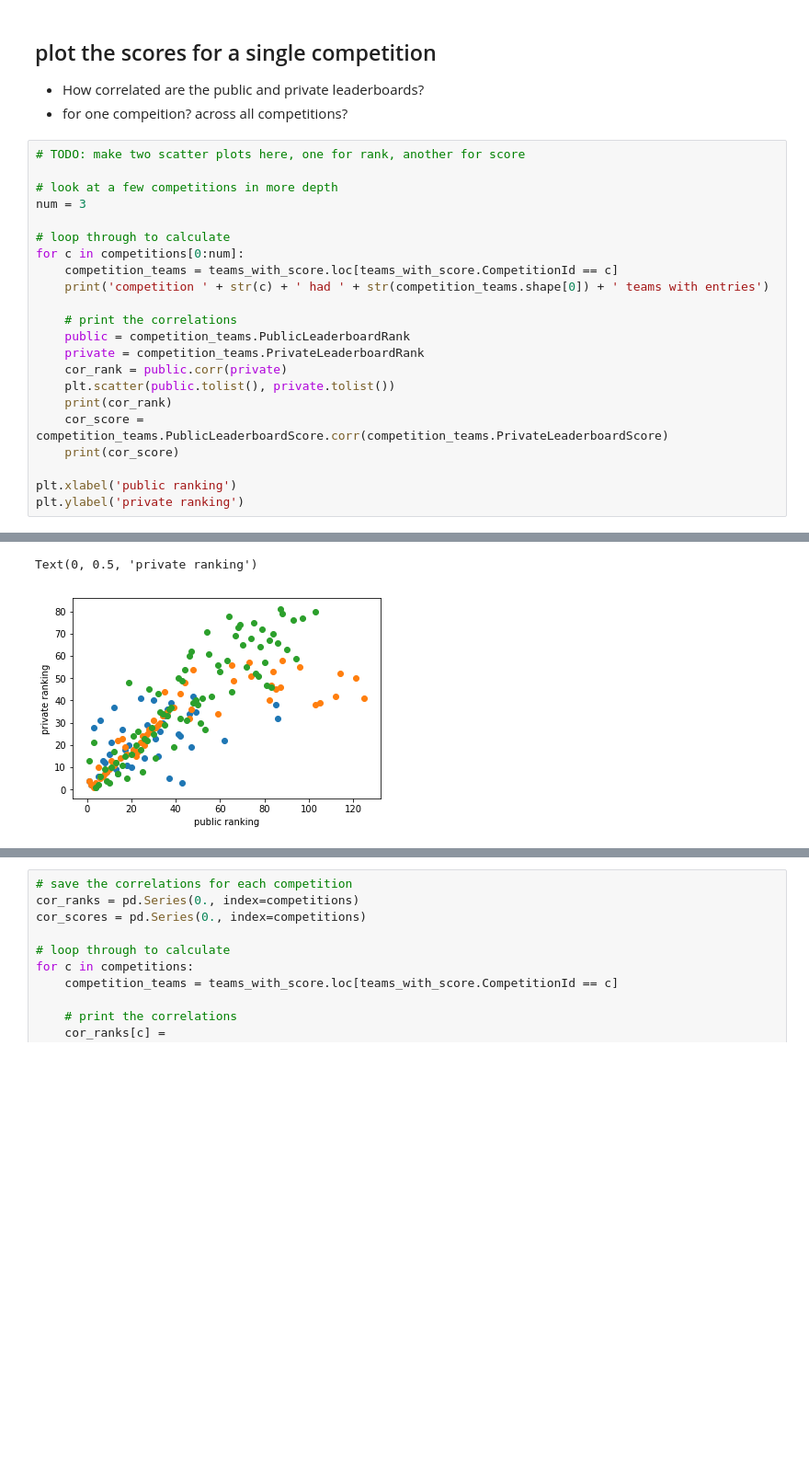
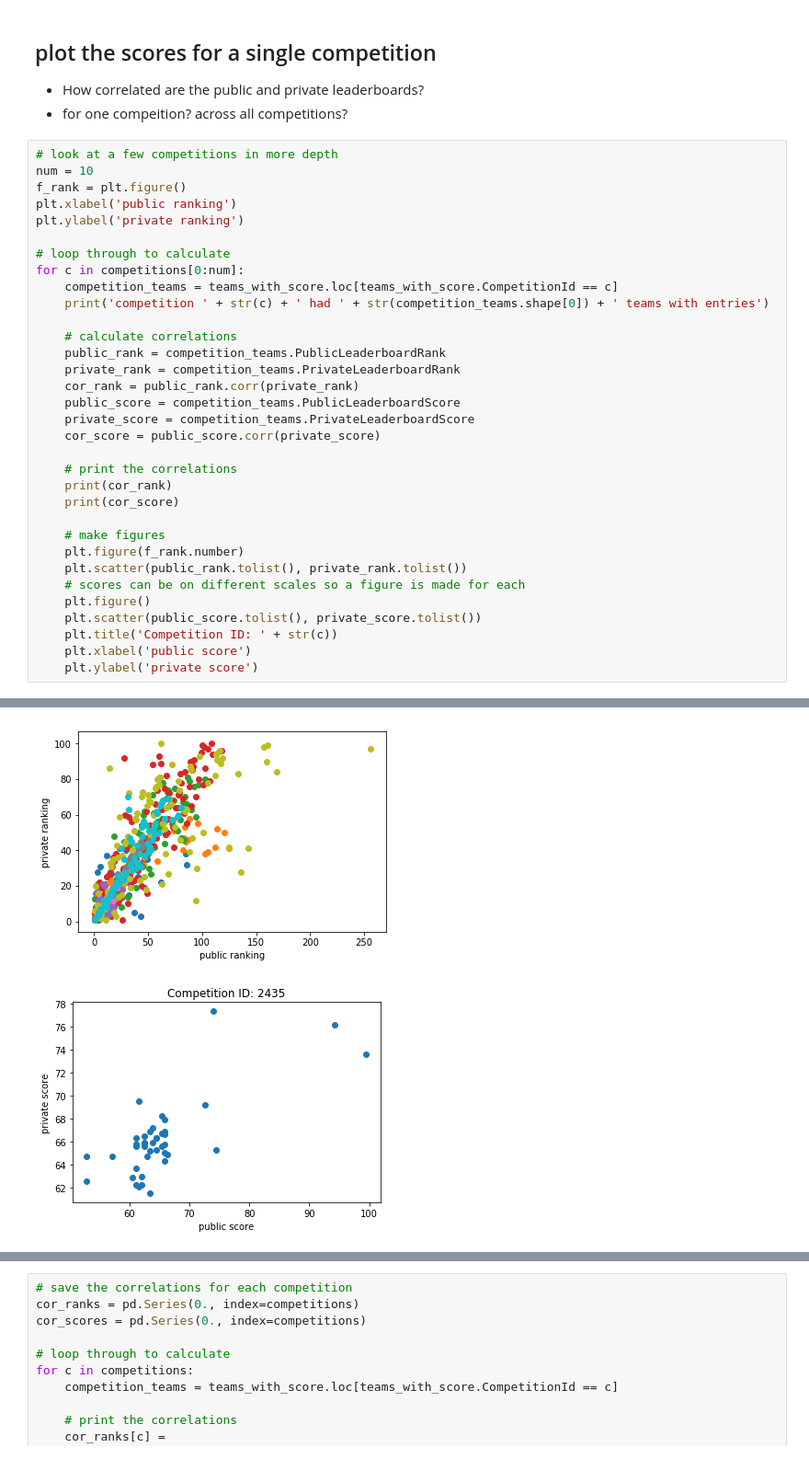
Before and after one commit to laseaman/introduction_to_meta_kaggle, a Jupyter notebook: explore_metakaggle_data.ipynb, the cells around one changed output, grey strips where cells are left out. Shown at 92% size. Drawn from its saved outputs; the diff is of its cells as text; blank space fills up the shorter version.

```diff
--- a/explore_metakaggle_data.ipynb
+++ b/explore_metakaggle_data.ipynb
@@ -194,27 +195,38 @@ teams_with_score['PrivateLeaderboardScore'] = pd.to_numeric(teams_with_score['Pr
 - How correlated are the public and private leaderboards?
 - for one compeition? across all competitions?
 # %%
-# TODO: make two scatter plots here, one for rank, another for score
-
 # look at a few competitions in more depth
-num = 3
+num = 10
+f_rank = plt.figure()
+plt.xlabel('public ranking')
+plt.ylabel('private ranking')
 
 # loop through to calculate
 for c in competitions[0:num]:
     competition_teams = teams_with_score.loc[teams_with_score.CompetitionId == c]
     print('competition ' + str(c) + ' had ' + str(competition_teams.shape[0]) + ' teams with entries')
 
+    # calculate correlations
+    public_rank = competition_teams.PublicLeaderboardRank
+    private_rank = competition_teams.PrivateLeaderboardRank
+    cor_rank = public_rank.corr(private_rank)
+    public_score = competition_teams.PublicLeaderboardScore
+    private_score = competition_teams.PrivateLeaderboardScore
+    cor_score = public_score.corr(private_score)
+
     # print the correlations
-    public = competition_teams.PublicLeaderboardRank
-    private = competition_teams.PrivateLeaderboardRank
-    cor_rank = public.corr(private)
-    plt.scatter(public.tolist(), private.tolist())
     print(cor_rank)
-    cor_score = competition_teams.PublicLeaderboardScore.corr(competition_teams.PrivateLeaderboardScore)
     print(cor_score)
 
-plt.xlabel('public ranking')
-plt.ylabel('private ranking')
+    # make figures
+    plt.figure(f_rank.number)
+    plt.scatter(public_rank.tolist(), private_rank.tolist())
+    # scores can be on different scales so a figure is made for each
+    plt.figure()
+    plt.scatter(public_score.tolist(), private_score.tolist())
+    plt.title('Competition ID: ' + str(c))
+    plt.xlabel('public score')
+    plt.ylabel('private score')
 # %% [output]
 competition 2435 had 42 teams with entries
 0.4914986508498049
@@ -228,2 +248,2 @@ competition 2445 had 81 teams with entries
-Text(0, 0.5, 'private ranking')
-[figure, old version]
+[figure, new version]
+[figure, added]
```
Also changed, not shown: parts of 13 cells of this notebook, 3 other files.
